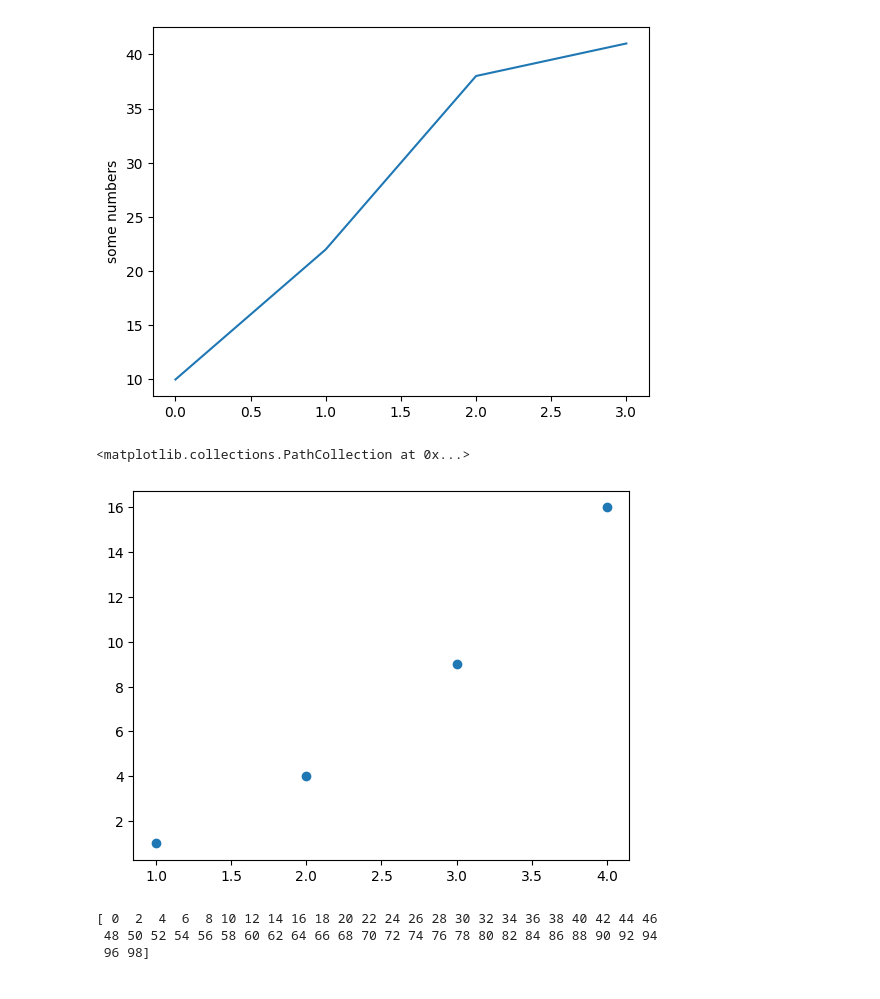
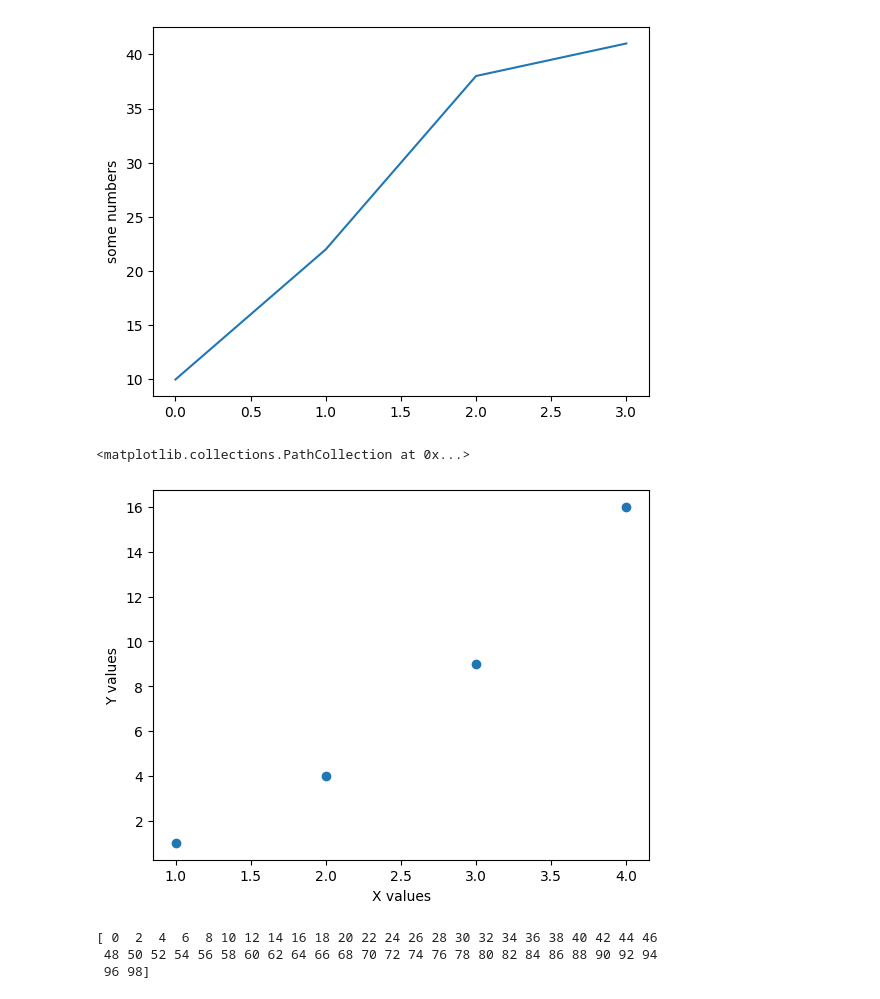
Before and after one commit to Eranga035225/Python-advanced-Course_tutorials, a Jupyter notebook: modules/3-matplotlib-tutorial.ipynb, the cells around one changed output. Saved outputs shown, nothing was run; the diff lists cells and outputs as text; code cells hidden in the pictures.

```diff
--- a/modules/3-matplotlib-tutorial.ipynb
+++ b/modules/3-matplotlib-tutorial.ipynb
@@ -23,10 +23,12 @@ plt.show()
 # %%
 x=[1, 2, 3, 4]
 y= [1, 4, 9, 16]
+plt.xlabel('X values')
+plt.ylabel('Y values')
 plt.scatter(x,y)
 # %% [output]
 <matplotlib.collections.PathCollection at 0x...>
-[figure, old version]
+[figure, new version]
 # %%
 import numpy as np
 
```
Also changed, not shown: parts of 1 cell of this notebook, 1 other file.
